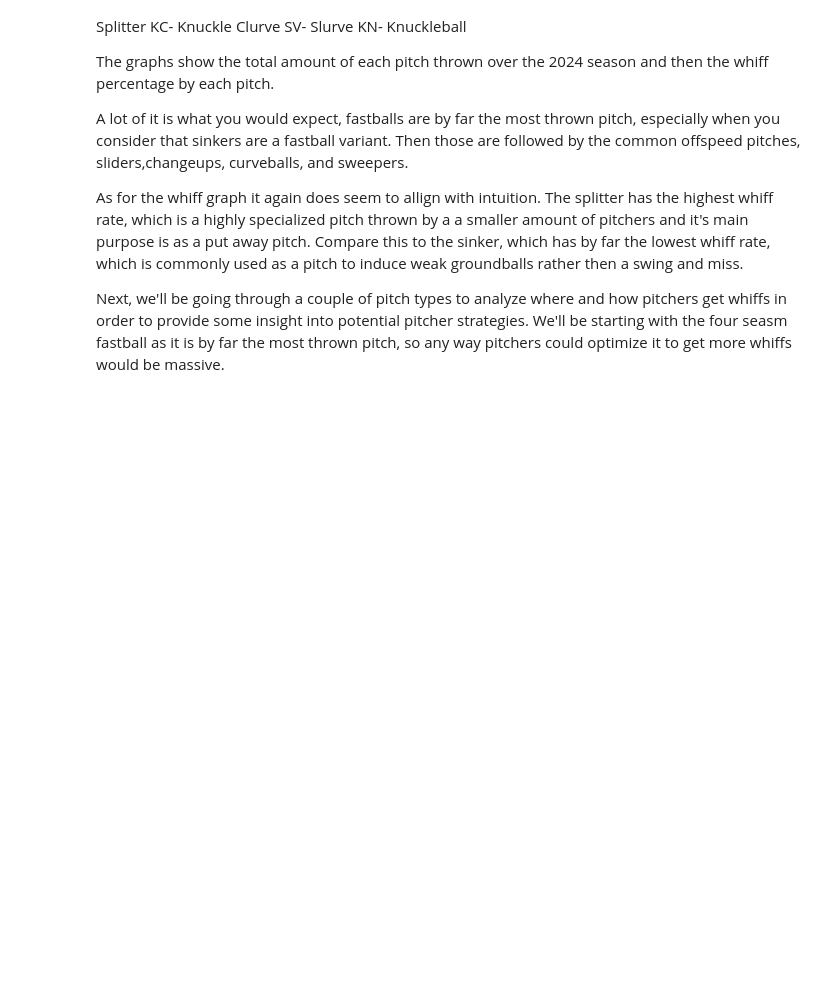
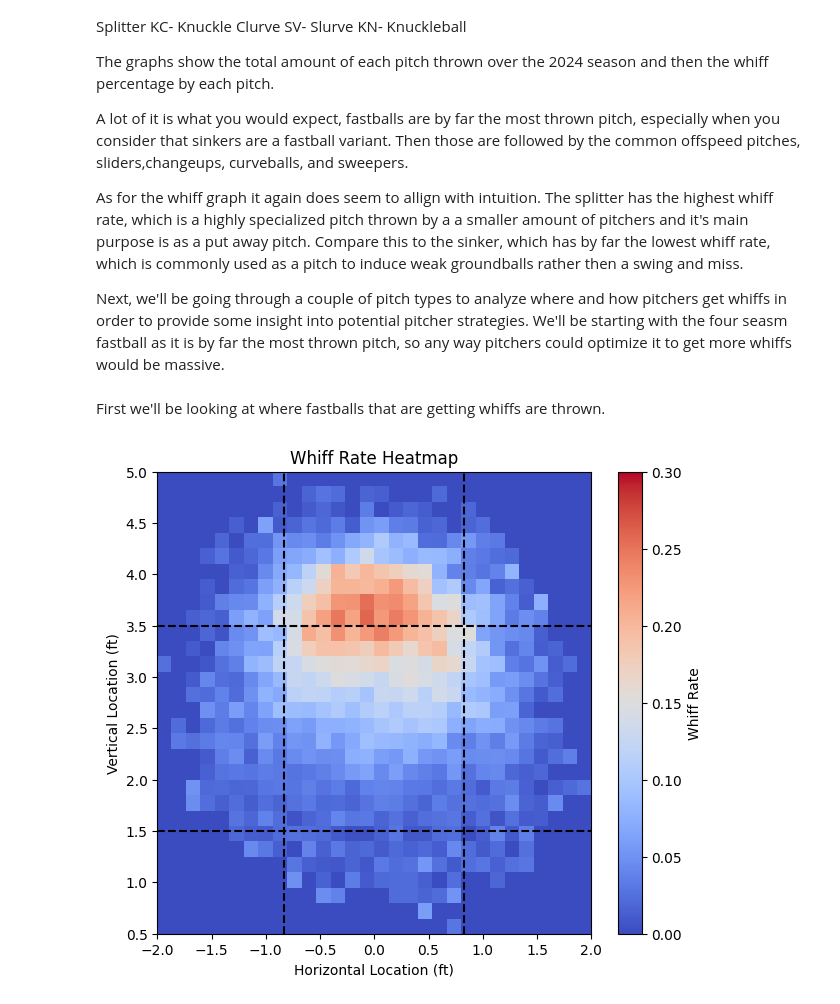
Before and after one commit to Ngilbert0807/Whiff-Analysis, a Jupyter notebook: Main Code/Report.ipynb, the cells around one changed output. Saved outputs shown, nothing was run; the diff lists cells and outputs as text; code cells hidden in the pictures; blank space fills up the shorter version.

```diff
--- a/Main Code/Report.ipynb
+++ b/Main Code/Report.ipynb
@@ -191,3 +192,58 @@ A lot of it is what you would expect, fastballs are by far the most thrown pitch
 As for the whiff graph it again does seem to allign with intuition. The splitter has the highest whiff rate, which is a highly specialized pitch thrown by a a smaller amount of pitchers and it's main purpose is as a put away pitch. Compare this to the sinker, which has by far the lowest whiff rate, which is commonly used as a pitch to induce weak groundballs rather then a swing and miss.
 
 Next, we'll be going through a couple of pitch types to analyze where and how pitchers get whiffs in order to provide some insight into potential pitcher strategies. We'll be starting with the four seasm fastball as it is by far the most thrown pitch, so any way pitchers could optimize it to get more whiffs would be massive.
+# %% [markdown]
+First we'll be looking at where fastballs that are getting whiffs are thrown.
+# %%
+get_cords='''select plate_x, plate_z, case WHEN description IN ('swinging_strike', 'swinging_strike_blocked') THEN 1
+        ELSE 0
+    END AS whiff  from statcast_2024
+where pitch_type='FF'
+'''
+connection = connecting()
+execute_query(connection, get_cords)
+cords = read_query(connection, get_cords)
+cords = pd.DataFrame(cords, columns=['plate_x', 'plate_z', 'whiff'])
+cords['plate_x'] = cords['plate_x'].astype(float)
+cords['plate_z'] = cords['plate_z'].astype(float)
+cords = cords.dropna(subset=['plate_x', 'plate_z'])
+x_range = (-2, 2)     # across the plate
+z_range = (.5, 5)
+heatmap, xedges, yedges = np.histogram2d(
+    cords['plate_x'],
+    cords['plate_z'],
+    bins=(30, 30),
+    weights=cords['whiff'],
+    range=[x_range, z_range]
+)
+
+pitch_counts, _, _ = np.histogram2d(
+    cords['plate_x'],
+    cords['plate_z'],
+    range=[x_range, z_range],
+    bins=(30, 30))
+whiff_rate = np.divide(heatmap, pitch_counts, out=np.zeros_like(heatmap), where=pitch_counts>30)
+plt.figure(figsize=(7,6))
+plt.imshow(
+    np.flipud(whiff_rate.T),
+    extent=[x_range[0], x_range[1], z_range[0], z_range[1]],
+    aspect='auto',
+    cmap='coolwarm',
+    vmin=0, vmax=0.3
+)
+
+# add colorbar
+plt.colorbar(label="Whiff Rate")
+
+# overlay strike zone (approx. fixed)
+plt.axhline(1.5, color='black', linestyle='--')  # bottom
+plt.axhline(3.5, color='black', linestyle='--')  # top
+plt.axvline(-0.83, color='black', linestyle='--') # left edge
+plt.axvline(0.83, color='black', linestyle='--')  # right edge
+
+plt.title("Whiff Rate Heatmap")
+plt.xlabel("Horizontal Location (ft)")
+plt.ylabel("Vertical Location (ft)")
+plt.show()
+# %% [output]
+[figure, added]
```
Also changed, not shown: parts of 2 cells of this notebook.
